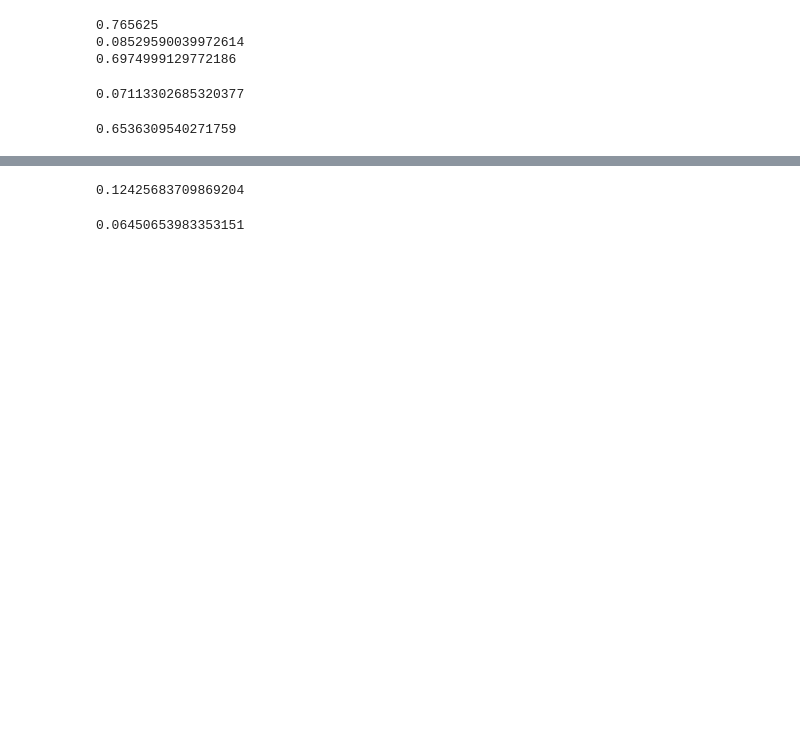
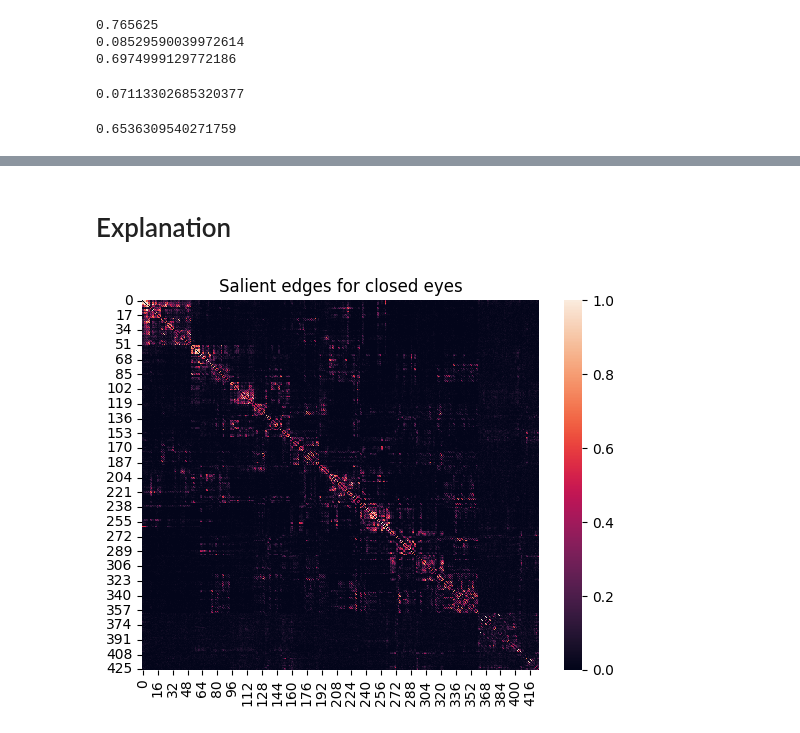
Before and after one commit to myxa/Open_Close_GNN, a Jupyter notebook: notebooks/model_training.ipynb, the cells around one changed output, grey strips where cells are left out. Saved outputs shown, nothing was run; the diff lists cells and outputs as text; code cells hidden in the pictures; blank space fills up the shorter version.

```diff
--- a/notebooks/model_training.ipynb
+++ b/notebooks/model_training.ipynb
@@ -122,2 +96,0 @@ np.mean(test_acc)
-# %%
-model.load_state_dict(torch.load('../weights/gcn_128_32_05_acc_09.pt', map_location=device()))
@@ -234,10 +157,2 @@ np.sum(mat10 > 0) / (mat10.shape[1] * mat10.shape[0])
-# %%
-# aal k = 10
-np.sum(mat10 > 0) / (mat10.shape[1] * mat10.shape[0])
-# %% [output]
-0.12425683709869204
-# %%
-# aal k = 5
-np.sum(mat10 > 0) / (mat10.shape[1] * mat10.shape[0])
-# %% [output]
-0.06450653983353151
+# %% [markdown]
+# Explanation
@@ -243,0 +162,9 @@ np.sum(mat10 > 0) / (mat10.shape[1] * mat10.shape[0])
+# %%
+close_salient = salient_edges(full_dataset, model, label=0)
+# %%
+from seaborn import heatmap
+
+heatmap(close_salient)
+plt.title('Salient edges for closed eyes');
+# %% [output]
+[figure, added]
```
Also changed, not shown: parts of 22 cells of this notebook, 2 other files.
